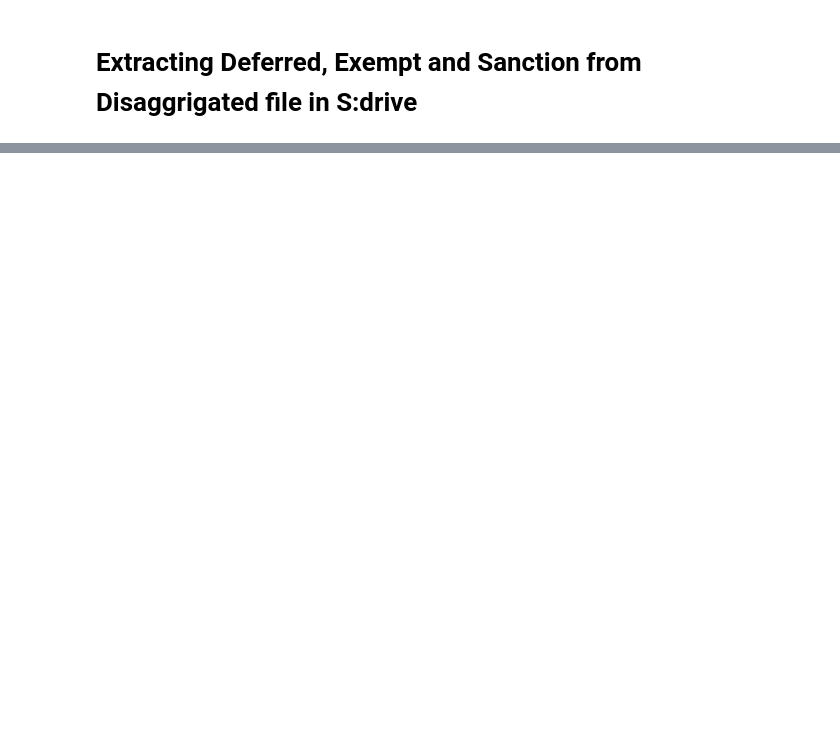
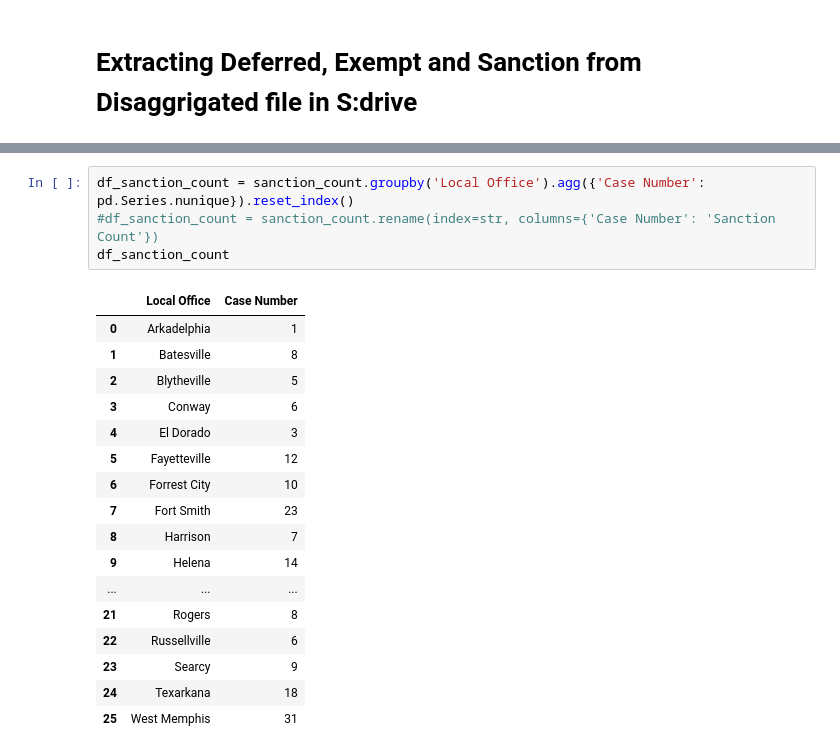
Before and after one commit to nagashrin/federal_reports, a Jupyter notebook: Master/ARWINS Reports_Master.ipynb, the cells around one changed output, grey strips where cells are left out. Cells and saved outputs as stored; diff of their text form; blank space fills up the shorter version.

```diff
--- a/Master/ARWINS Reports_Master.ipynb
+++ b/Master/ARWINS Reports_Master.ipynb
@@ -175,0 +341,22 @@ os.getcwd()
+# %%
+df_sanction_count = sanction_count.groupby('Local Office').agg({'Case Number': pd.Series.nunique}).reset_index()
+#df_sanction_count = sanction_count.rename(index=str, columns={'Case Number': 'Sanction Count'})
+df_sanction_count
+# %% [output]
+|  | Local Office | Case Number |
+| 0 | Arkadelphia | 1 |
+| 1 | Batesville | 8 |
+| 2 | Blytheville | 5 |
+| 3 | Conway | 6 |
+| 4 | El Dorado | 3 |
+| 5 | Fayetteville | 12 |
+| 6 | Forrest City | 10 |
+| 7 | Fort Smith | 23 |
+| 8 | Harrison | 7 |
+| 9 | Helena | 14 |
+| ... | ... | ... |
+| 21 | Rogers | 8 |
+| 22 | Russellville | 6 |
+| 23 | Searcy | 9 |
+| 24 | Texarkana | 18 |
+| 25 | West Memphis | 31 |
```
Also changed, not shown: parts of 14 cells of this notebook.
